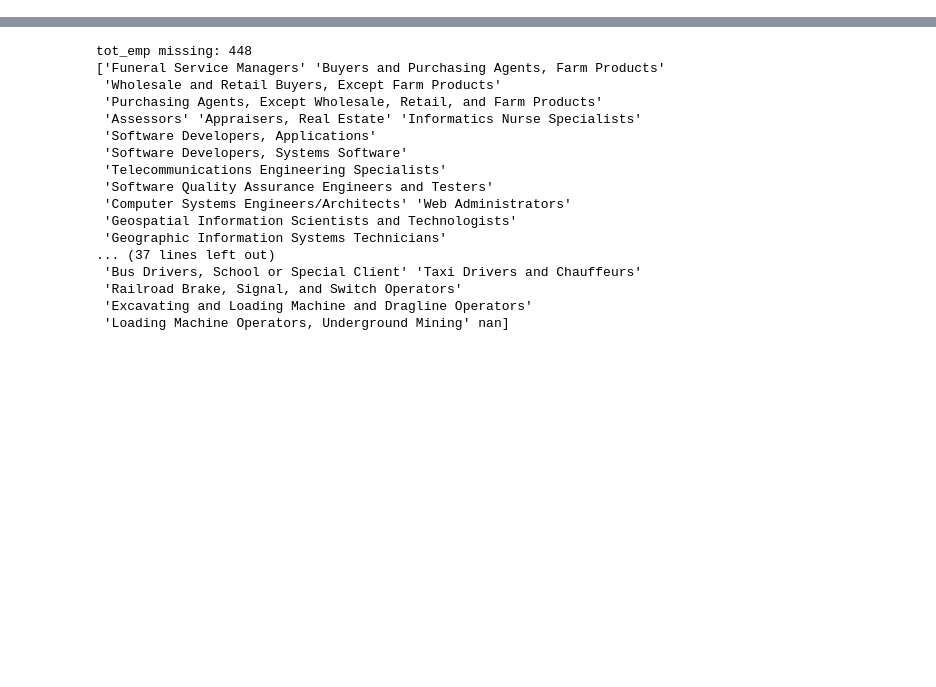
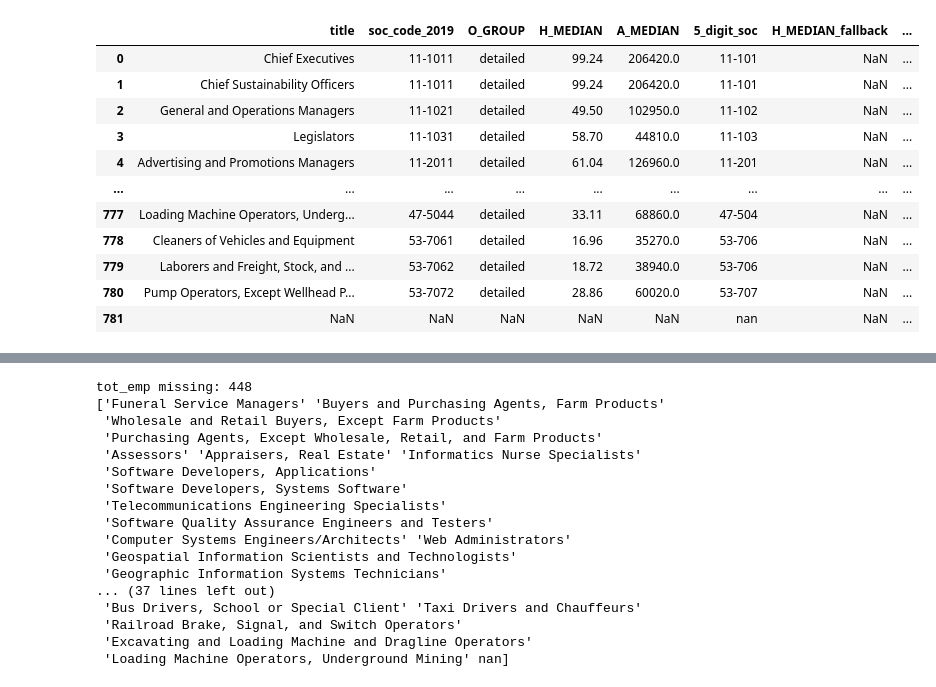
Before and after one commit to theodorewright11/aei_data_analysis, a Jupyter notebook: scripts/data_merge.ipynb, the cells around one changed output, grey strips where cells are left out. Saved outputs shown, nothing was run; the diff lists cells and outputs as text; code cells hidden in the pictures; blank space fills up the shorter version.

Commit message:
Mid work on adding wage data. I decided to go ahead and scrape the O*NET site instead

```diff
--- a/scripts/data_merge.ipynb
+++ b/scripts/data_merge.ipynb
@@ -24,5 +26,5 @@ def normalize_text(text):
 # %%
-def pct_to_onet_tasks(pct_df, task_statements_df):
+def pct_to_onet_tasks(pct_df, task_statements_df) -> pd.DataFrame:
     """
     Description:
         This loads in the tasks and percentage of occurrences from the Anthropic data, and merges it with the tasks statement data.
@@ -138,0 +188,86 @@ pct_tasks_soc_structure_df = add_soc_structure(pct_onet_tasks_df, soc_structure_
+# %%
+# Get only columns needed
+wage_df_trimmed = wage_df[["OCC_CODE", "O_GROUP", "H_MEDIAN", "A_MEDIAN"]].copy()
+wage_df_trimmed.rename(columns={"OCC_CODE": "soc_code_2019"}, inplace=True)
+
+# Change to numeric
+for c in ["H_MEDIAN", "A_MEDIAN"]:
+    wage_df_trimmed[c] = pd.to_numeric(wage_df_trimmed[c], errors="coerce")
+
+# Merge dfs
+merged = title_and_2019_soc_df.merge(
+    wage_df_trimmed,
+    on="soc_code_2019",
+    how="left"
+)
+
+# '13-1021' -> '13-102'
+merged["5_digit_soc"] = merged["soc_code_2019"].astype(str).str[:6]
+wage_df_trimmed["5_digit_soc"] = wage_df_trimmed["soc_code_2019"].astype(str).str[:6]
+wage_df_trimmed_fallback_1st = wage_df_trimmed[wage_df_trimmed["O_GROUP"] == "broad"]
+merged_fallback_1st = merged[merged["H_MEDIAN"].isna() | merged["A_MEDIAN"].isna()]
+
+fallback_merge = merged_fallback_1st.merge(
+    wage_df_trimmed_fallback_1st[["5_digit_soc", "H_MEDIAN", "A_MEDIAN"]],
+    on="5_digit_soc", how="left",
+    suffixes=("", "_fallback")
+)
+fallback_merge_unique_titles = fallback_merge.drop_duplicates(subset="title")
+
+merged = merged.merge(
+    fallback_merge_unique_titles[["title", "H_MEDIAN_fallback", "A_MEDIAN_fallback"]],
+    on="title",
+    how="left"
+)
+
+# Only fill NaNs from fallback columns
+merged["H_MEDIAN"] = merged["H_MEDIAN"].fillna(merged["H_MEDIAN_fallback"])
+merged["A_MEDIAN"] = merged["A_MEDIAN"].fillna(merged["A_MEDIAN_fallback"])
+
+
+
+
+
+merged["2_digit_soc"] = merged["soc_code_2019"].astype(str).str[:2]
+wage_df_trimmed["2_digit_soc"] = wage_df_trimmed["soc_code_2019"].astype(str).str[:2]
+wage_df_trimmed_fallback_2nd = wage_df_trimmed[wage_df_trimmed["O_GROUP"] == "major"]
+merged_fallback_2nd = merged[merged["H_MEDIAN"].isna() | merged["A_MEDIAN"].isna()]
+
+fallback_merge_2nd = merged_fallback_2nd.merge(
+    wage_df_trimmed_fallback_2nd[["2_digit_soc", "H_MEDIAN", "A_MEDIAN"]],
+    on="2_digit_soc", how="left",
+    suffixes=("", "_fallback2nd")
+)
+
+fallback_merge_2nd_unique_titles = fallback_merge_2nd.drop_duplicates(subset="title")
+
+merged = merged.merge(
+    fallback_merge_2nd_unique_titles[["title", "H_MEDIAN_fallback2nd", "A_MEDIAN_fallback2nd"]],
+    on="title",
+    how="left"
+)
+
+# Only fill NaNs from fallback columns
+merged["H_MEDIAN"] = merged["H_MEDIAN"].fillna(merged["H_MEDIAN_fallback2nd"])
+merged["A_MEDIAN"] = merged["A_MEDIAN"].fillna(merged["A_MEDIAN_fallback2nd"])
+
+
+
+merged["h_median_final"] = merged.groupby("title")["H_MEDIAN"].transform("mean")
+merged["a_median_final"] = merged.groupby("title")["A_MEDIAN"].transform("mean")
+
+
+merged
+# %% [output]
+|  | title | soc_code_2019 | O_GROUP | H_MEDIAN | A_MEDIAN | 5_digit_soc | H_MEDIAN_fallback | ... |
+| 0 | Chief Executives | 11-1011 | detailed | 99.24 | 206420.0 | 11-101 | NaN | ... |
+| 1 | Chief Sustainability Officers | 11-1011 | detailed | 99.24 | 206420.0 | 11-101 | NaN | ... |
+| 2 | General and Operations Managers | 11-1021 | detailed | 49.50 | 102950.0 | 11-102 | NaN | ... |
+| 3 | Legislators | 11-1031 | detailed | 58.70 | 44810.0 | 11-103 | NaN | ... |
+| 4 | Advertising and Promotions Managers | 11-2011 | detailed | 61.04 | 126960.0 | 11-201 | NaN | ... |
+| ... | ... | ... | ... | ... | ... | ... | ... | ... |
+| 777 | Loading Machine Operators, Underg... | 47-5044 | detailed | 33.11 | 68860.0 | 47-504 | NaN | ... |
+| 778 | Cleaners of Vehicles and Equipment | 53-7061 | detailed | 16.96 | 35270.0 | 53-706 | NaN | ... |
+| 779 | Laborers and Freight, Stock, and ... | 53-7062 | detailed | 18.72 | 38940.0 | 53-706 | NaN | ... |
+| 780 | Pump Operators, Except Wellhead P... | 53-7072 | detailed | 28.86 | 60020.0 | 53-707 | NaN | ... |
+| 781 | NaN | NaN | NaN | NaN | NaN | nan | NaN | ... |
```
Also changed, not shown: parts of 14 cells of this notebook, 2 other files.
